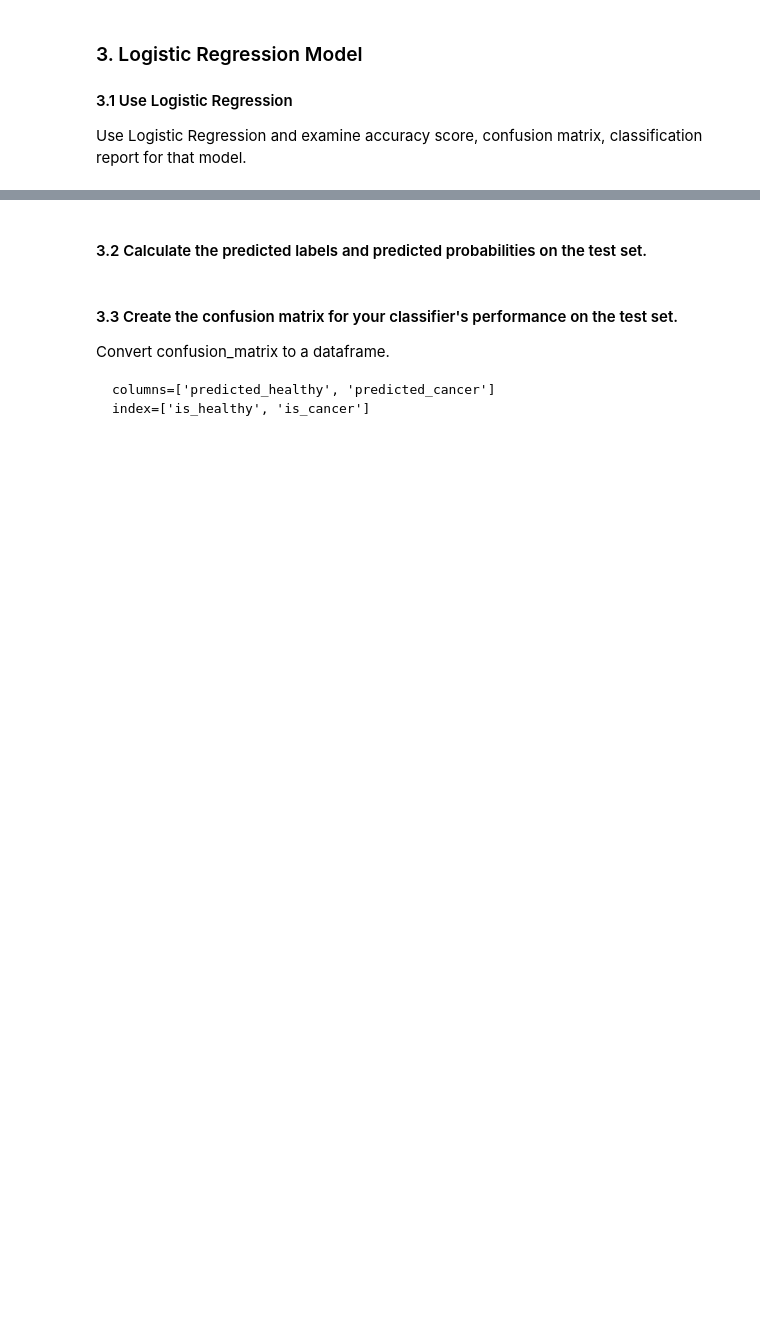
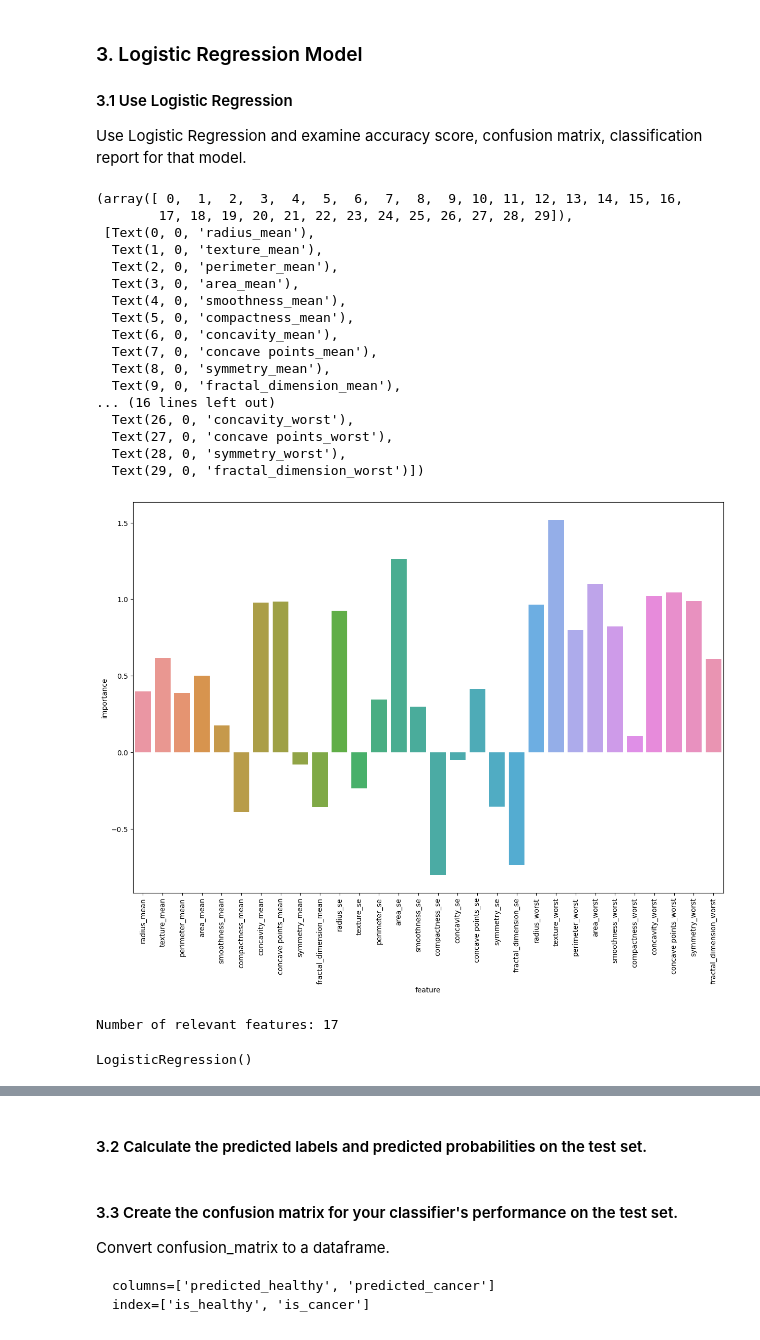
Before and after one commit to huyphnvn/IOD, a Jupyter notebook: MOD5/Lab 5/IOD_Lab_5_1_1.ipynb, the cells around one changed output, grey strips where cells are left out. Cells and saved outputs as stored; diff of their text form; code cells hidden in the pictures; blank space fills up the shorter version.

```diff
--- a/MOD5/Lab 5/IOD_Lab_5_1_1.ipynb
+++ b/MOD5/Lab 5/IOD_Lab_5_1_1.ipynb
@@ -66,0 +284,40 @@ Use Logistic Regression and examine accuracy score, confusion matrix, classifica
+# %%
+model = LogisticRegression()
+# %%
+# Feature selection
+model.fit(df_transformed.iloc[:, :-1], df_transformed.iloc[:, -1])
+
+importance = model.coef_
+## plot a bar plot to show feature importance
+plt.figure(figsize=(15, 10))
+importance_df = pd.DataFrame({'feature': df_transformed.columns[:-1], 'importance': importance[0]})
+sns.barplot(x='feature', y='importance', data=importance_df)
+
+plt.xticks(rotation=90)
+# %% [output]
+(array([ 0,  1,  2,  3,  4,  5,  6,  7,  8,  9, 10, 11, 12, 13, 14, 15, 16,
+        17, 18, 19, 20, 21, 22, 23, 24, 25, 26, 27, 28, 29]),
+ [Text(0, 0, 'radius_mean'),
+  Text(1, 0, 'texture_mean'),
+  Text(2, 0, 'perimeter_mean'),
+  Text(3, 0, 'area_mean'),
+  Text(4, 0, 'smoothness_mean'),
+  Text(5, 0, 'compactness_mean'),
+  Text(6, 0, 'concavity_mean'),
+  Text(7, 0, 'concave points_mean'),
+  Text(8, 0, 'symmetry_mean'),
+  Text(9, 0, 'fractal_dimension_mean'),
+... (16 lines left out)
+  Text(26, 0, 'concavity_worst'),
+  Text(27, 0, 'concave points_worst'),
+  Text(28, 0, 'symmetry_worst'),
+  Text(29, 0, 'fractal_dimension_worst')])
+[figure, added]
+# %%
+# Select only relevant features
+selection_criteria = 0.5
+relevant_features = importance_df.loc[abs(importance_df['importance']) > selection_criteria, 'feature']
+
+print(f"Number of relevant features: {relevant_features.count()}")
+# %% [output]
+Number of relevant features: 17
@@ -66,0 +327,5 @@ Use Logistic Regression and examine accuracy score, confusion matrix, classifica
+# %%
+# Train the model
+model.fit(X_train, y_train)
+# %% [output]
+LogisticRegression()
```
Also changed, not shown: parts of 50 cells of this notebook.
